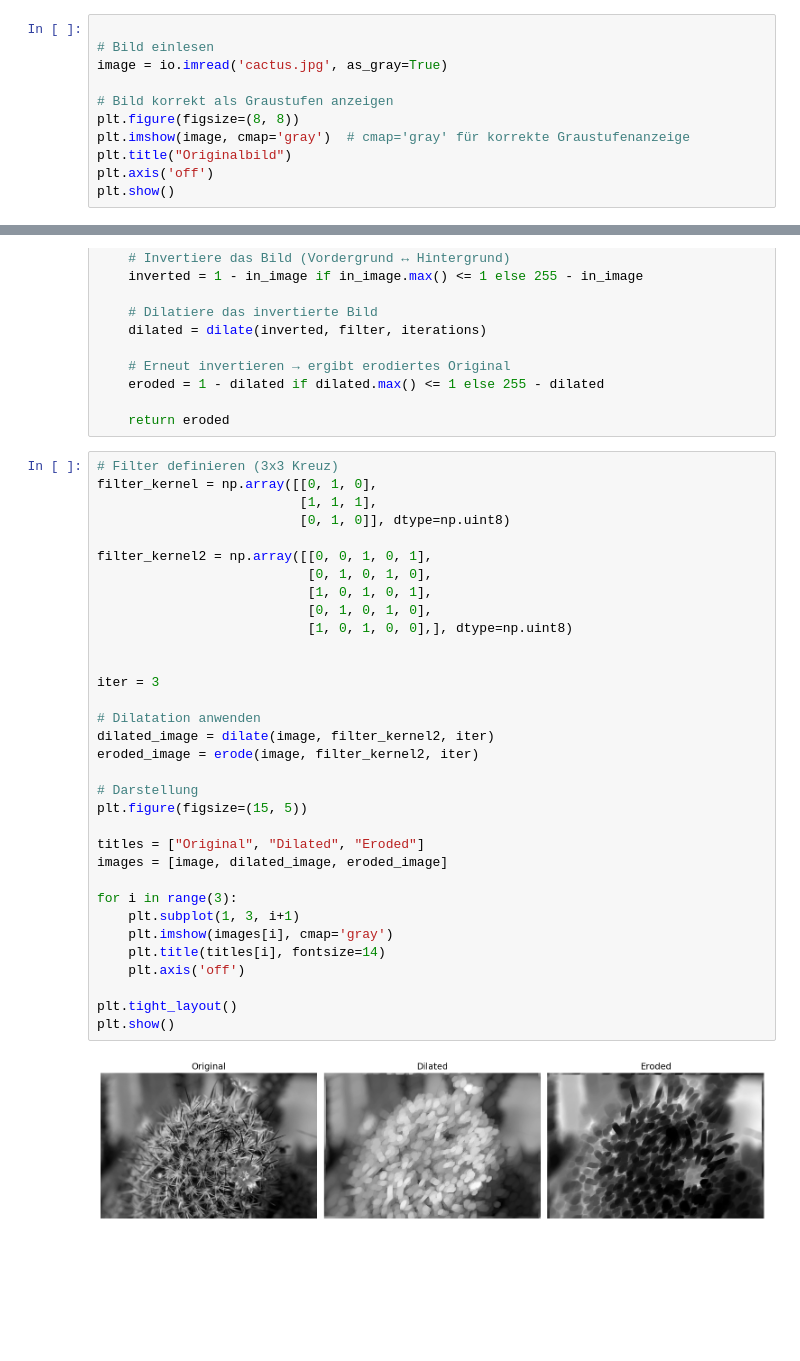
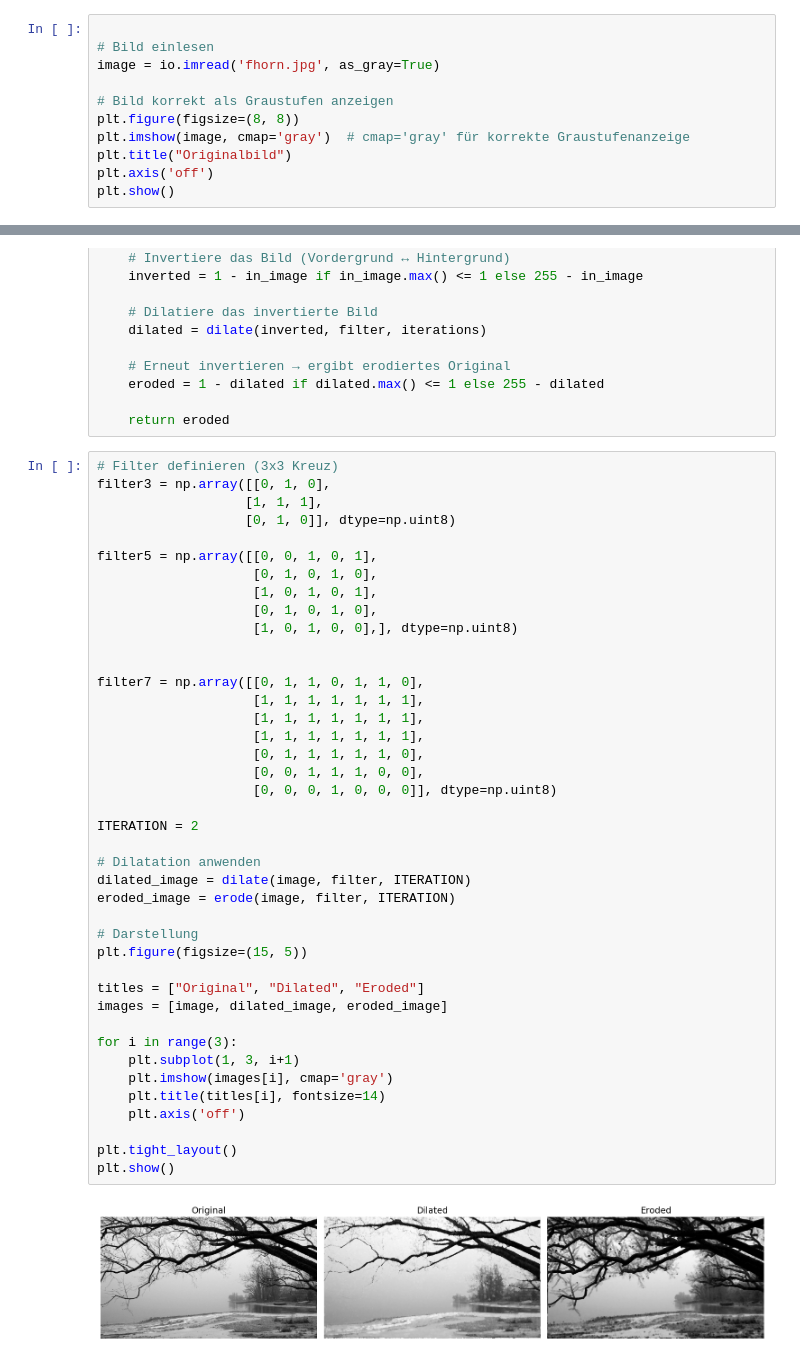
Before and after one commit to eFabi11/2D_Computergrafik_2025, a Jupyter notebook: Aufgabe6/uebung6.ipynb, the cells around one changed output, grey strips where cells are left out. Drawn from its saved outputs; the diff is of its cells as text; blank space fills up the shorter version.

```diff
--- a/Aufgabe6/uebung6.ipynb
+++ b/Aufgabe6/uebung6.ipynb
@@ -7,7 +7,7 @@ from skimage.feature import canny
 # %%
 
 # Bild einlesen
-image = io.imread('cactus.jpg', as_gray=True)
+image = io.imread('fhorn.jpg', as_gray=True)
 
 # Bild korrekt als Graustufen anzeigen
 plt.figure(figsize=(8, 8))
@@ -58,36 +58,44 @@ def erode(in_image, filter, iterations=1):
     return eroded
 # %%
 # Filter definieren (3x3 Kreuz)
-filter_kernel = np.array([[0, 1, 0],
-                          [1, 1, 1],
-                          [0, 1, 0]], dtype=np.uint8)
+filter3 = np.array([[0, 1, 0],
+                   [1, 1, 1],
+                   [0, 1, 0]], dtype=np.uint8)
 
-filter_kernel2 = np.array([[0, 0, 1, 0, 1],
-                           [0, 1, 0, 1, 0],
-                           [1, 0, 1, 0, 1],
-                           [0, 1, 0, 1, 0],
-                           [1, 0, 1, 0, 0],], dtype=np.uint8)
+filter5 = np.array([[0, 0, 1, 0, 1],
+                    [0, 1, 0, 1, 0],
+                    [1, 0, 1, 0, 1],
+                    [0, 1, 0, 1, 0],
+                    [1, 0, 1, 0, 0],], dtype=np.uint8)
 
 
-iter = 3
+filter7 = np.array([[0, 1, 1, 0, 1, 1, 0],
+                    [1, 1, 1, 1, 1, 1, 1],
+                    [1, 1, 1, 1, 1, 1, 1],
+                    [1, 1, 1, 1, 1, 1, 1],
+                    [0, 1, 1, 1, 1, 1, 0],
+                    [0, 0, 1, 1, 1, 0, 0],
+                    [0, 0, 0, 1, 0, 0, 0]], dtype=np.uint8)
+
+ITERATION = 2
 
 # Dilatation anwenden
-dilated_image = dilate(image, filter_kernel2, iter)
-eroded_image = erode(image, filter_kernel2, iter)
+dilated_image = dilate(image, filter, ITERATION)
+eroded_image = erode(image, filter, ITERATION)
 
 # Darstellung
 plt.figure(figsize=(15, 5))
 
 titles = ["Original", "Dilated", "Eroded"]
 images = [image, dilated_image, eroded_image]
 
 for i in range(3):
     plt.subplot(1, 3, i+1)
     plt.imshow(images[i], cmap='gray')
     plt.title(titles[i], fontsize=14)
     plt.axis('off')
 
 plt.tight_layout()
 plt.show()
 # %% [output]
-[figure, old version]
+[figure, new version]
```
Also changed, not shown: parts of 1 cell of this notebook.
